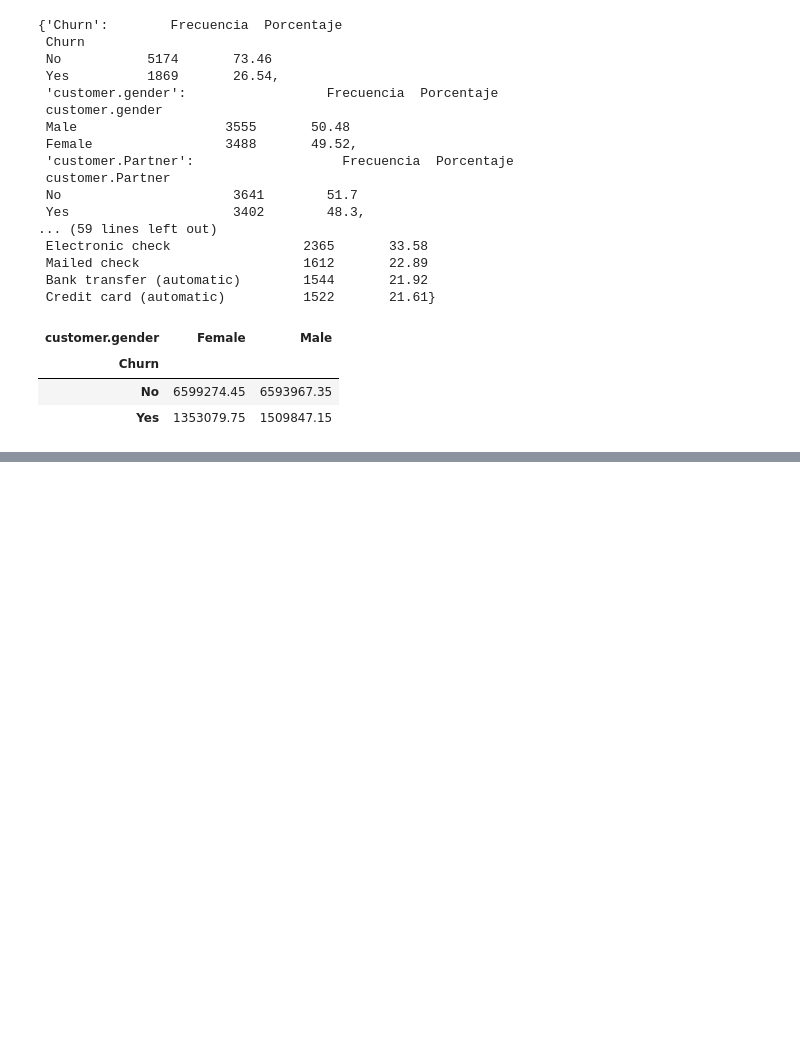
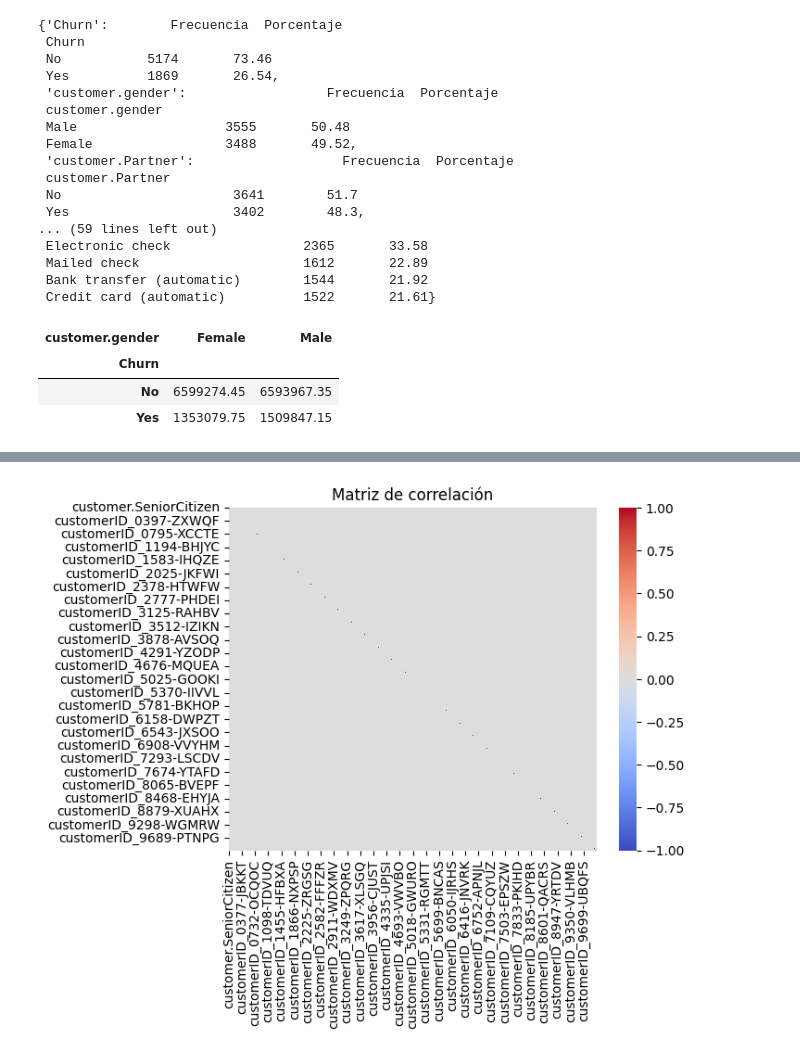
Before and after one commit to Tecindes/ChakkengeONE, a Jupyter notebook: TelecomX_parte2_latam.ipynb, the cells around one changed output, grey strips where cells are left out. Drawn from its saved outputs; the diff is of its cells as text; code cells hidden in the pictures; blank space fills up the shorter version.

```diff
--- a/TelecomX_parte2_latam.ipynb
+++ b/TelecomX_parte2_latam.ipynb
@@ -181,3 +181,13 @@ pd.crosstab(df['Churn'],df['customer.gender'], aggfunc='sum', values=df['account
 | Churn |  |  |
 | No | 6599274.45 | 6593967.35 |
 | Yes | 1353079.75 | 1509847.15 |
+# %%
+import pandas as pd
+
+# Carga del CSV desde GitHub
+url = 'https://raw.githubusercontent.com/Tecindes/ChallengeONE__/refs/heads/main/reporte.csv'
+df = pd.read_csv(url)
+
+# Vista general y revisión de nulos
+print(df.info())
+print(df.isnull().sum())
@@ -183,0 +214,3 @@ pd.crosstab(df['Churn'],df['customer.gender'], aggfunc='sum', values=df['account
+# %%
+# One-Hot Encoding (ideal si no hay demasiadas categorías)
+df_encoded = pd.get_dummies(df, drop_first=True)
@@ -183,0 +233,11 @@ pd.crosstab(df['Churn'],df['customer.gender'], aggfunc='sum', values=df['account
+# %%
+import seaborn as sns
+import matplotlib.pyplot as plt
+
+# Matriz de correlación
+corr_matrix = df_encoded.corr()
+sns.heatmap(corr_matrix, cmap='coolwarm')
+plt.title("Matriz de correlación")
+plt.show()
+# %% [output]
+[figure, added]
```
Also changed, not shown: parts of 3 cells of this notebook.
